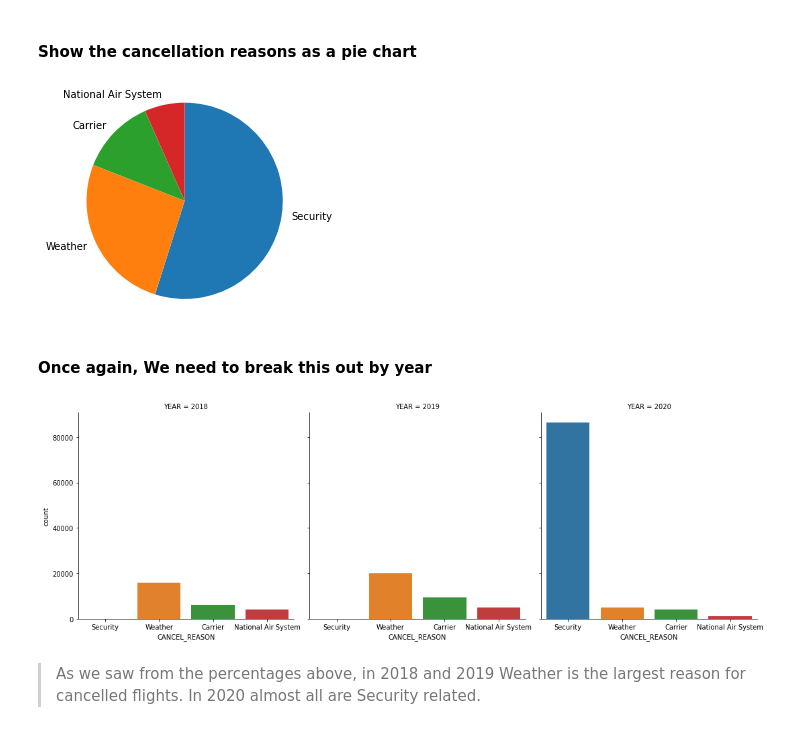
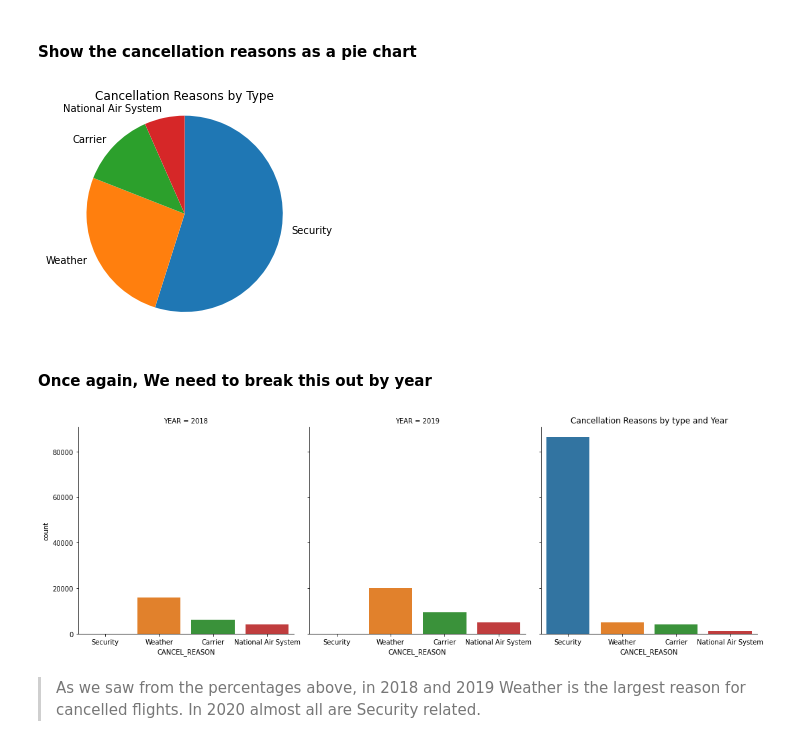
Before and after one commit to jpowellsdak/communicate_data_findings, a Jupyter notebook: exploration_template.ipynb, the cells around one changed output. Drawn from its saved outputs; the diff is of its cells as text; code cells hidden in the pictures.

Commit message:
Add files via upload
Added titles to all charts. Added summary slide to slide_deck. updated Readme with summary.

```diff
--- a/exploration_template.ipynb
+++ b/exploration_template.ipynb
@@ -455,16 +466,18 @@ plt.xlabel('# of flights');
 # %%
 sorted_counts = subset_top10_or_df['CANCEL_REASON'].value_counts()
 plt.pie(sorted_counts, labels = sorted_counts.index, startangle = 90,
         counterclock = False);
 plt.axis('square');
+plt.title('Cancellation Reasons by Type');
 # %% [output]
-[figure, old version]
+[figure, new version]
 # %% [markdown]
 #### Once again, We need to break this out by year
 # %%
 sb.catplot(x="CANCEL_REASON", kind="count", data=subset_top10_or_df, col='YEAR', order=subset_top10_or_df['CANCEL_REASON'].value_counts().index);
+plt.title('Cancellation Reasons by type and Year');
 # %% [output]
-[figure, old version]
+[figure, new version]
 # %% [markdown]
 >  As we saw from the percentages above, in 2018 and 2019 Weather is the largest reason for cancelled flights.  In 2020 almost all are Security related.
 # %% [markdown]
```
Also changed, not shown: parts of 20 cells of this notebook, 4 other files.
